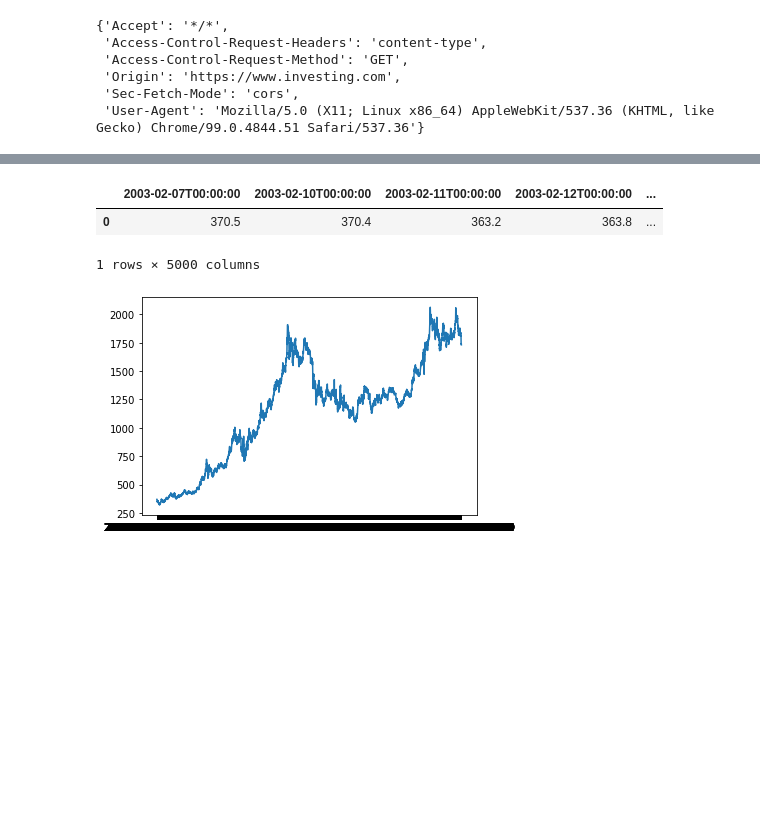
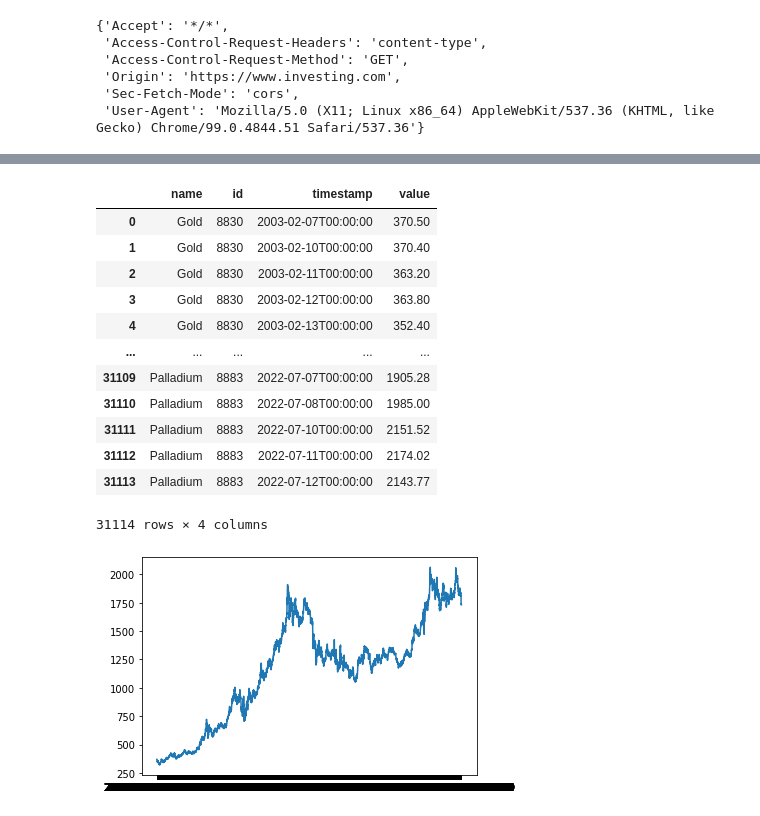
Before and after one commit to abhinav-syl/Investing, a Jupyter notebook: Investing_com_Scraper.ipynb, the cells around one changed output, grey strips where cells are left out. Drawn from its saved outputs; the diff is of its cells as text; code cells hidden in the pictures; blank space fills up the shorter version.

```diff
--- a/Investing_com_Scraper.ipynb
+++ b/Investing_com_Scraper.ipynb
@@ -112,7 +112,9 @@ for i in dict_info:
   print(i, ' - ', dict_info[i])
   row.append(i)
   row.append(dict_info[i])
-  content = requests.get('https://api.investing.com/api/financialdata/' + dict_info[i] + '/historical/chart/?period=MAX&interval=P1D&pointscount=120', headers=scraper().headers)
+  url = 'https://api.investing.com/api/financialdata/' + dict_info[i] + '/historical/chart/?period=MAX&interval=P1D&pointscount=120'
+  print(url)
+  content = requests.get(url, headers=scraper().headers)
   cont = content.json()['data']
   values = []
   for k in cont:
@@ -121,6 +123,7 @@ for i in dict_info:
     values.append([dt,k[1]])
   row.append(values)
   temp.append(row)
-  break
+  if len(temp)>6:
+    break
 # %% [output]
 Gold  -  8830
@@ -130,0 +143,13 @@ print(temp[0][2])
+# %%
+seg = []
+for name in temp:
+  row = []
+  row.append(name[0])
+  row.append(name[1])
+  for i in name[2]:
+    t = row.copy()
+    t.append(i[0])
+    t.append(i[1])
+    seg.append(t)
+
+print(seg)
@@ -137,10 +160,20 @@ for i in temp[0][2]:
 # %%
-df = pd.DataFrame(data = [pd_temp])
+df = pd.DataFrame(data = seg, columns = ['name','id','timestamp','value'])
 df
 # %% [output]
-|  | 2003-02-07T00:00:00 | 2003-02-10T00:00:00 | 2003-02-11T00:00:00 | 2003-02-12T00:00:00 | ... |
-| 0 | 370.5 | 370.4 | 363.2 | 363.8 | ... |
+|  | name | id | timestamp | value |
+| 0 | Gold | 8830 | 2003-02-07T00:00:00 | 370.50 |
+| 1 | Gold | 8830 | 2003-02-10T00:00:00 | 370.40 |
+| 2 | Gold | 8830 | 2003-02-11T00:00:00 | 363.20 |
+| 3 | Gold | 8830 | 2003-02-12T00:00:00 | 363.80 |
+| 4 | Gold | 8830 | 2003-02-13T00:00:00 | 352.40 |
+| ... | ... | ... | ... | ... |
+| 31109 | Palladium | 8883 | 2022-07-07T00:00:00 | 1905.28 |
+| 31110 | Palladium | 8883 | 2022-07-08T00:00:00 | 1985.00 |
+| 31111 | Palladium | 8883 | 2022-07-10T00:00:00 | 2151.52 |
+| 31112 | Palladium | 8883 | 2022-07-11T00:00:00 | 2174.02 |
+| 31113 | Palladium | 8883 | 2022-07-12T00:00:00 | 2143.77 |
-1 rows × 5000 columns
+31114 rows × 4 columns
 # %%
 import matplotlib.pyplot as plt
 
```
Also changed, not shown: parts of 8 cells of this notebook.
